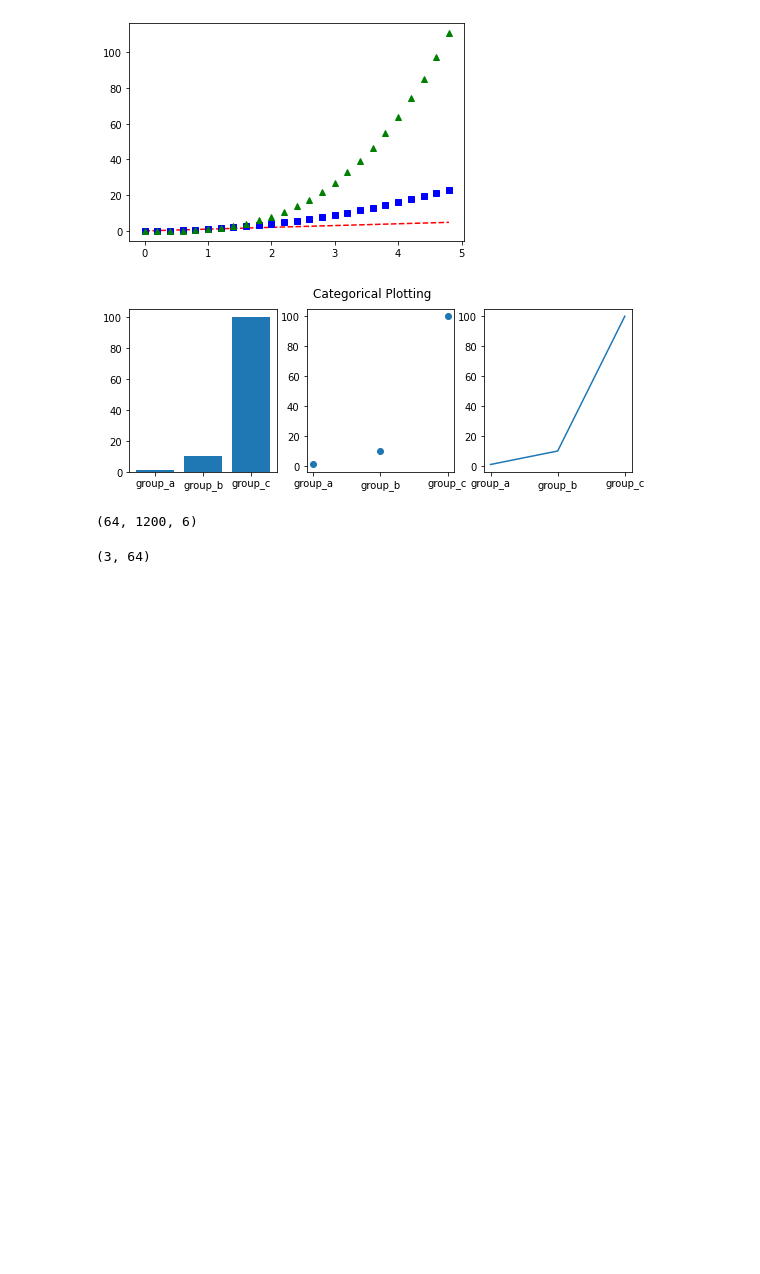
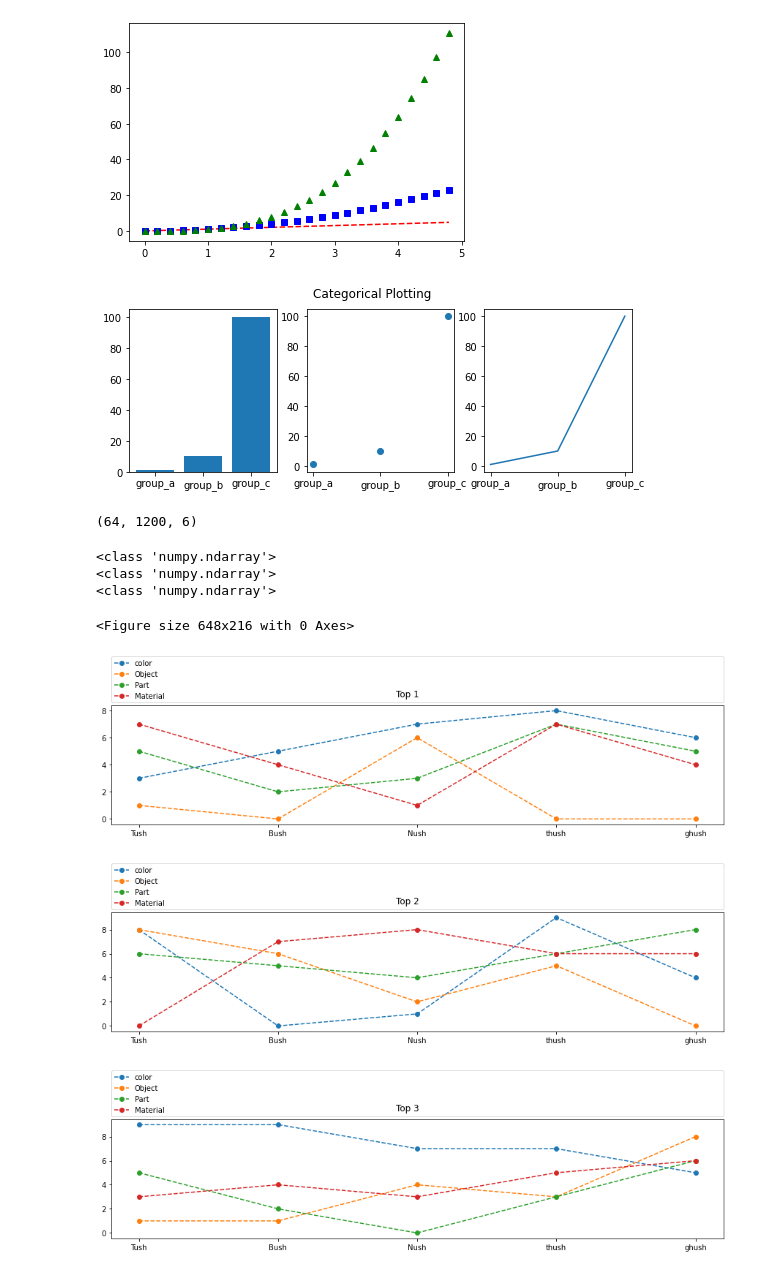
Before and after one commit to niazoys/Interpreting-and-Comparing-CNN, a Jupyter notebook: misc/garbage.ipynb, the cells around one changed output. Saved outputs shown, nothing was run; the diff lists cells and outputs as text; code cells hidden in the pictures; blank space fills up the shorter version.

Commit message:
Visualization

```diff
--- a/misc/garbage.ipynb
+++ b/misc/garbage.ipynb
@@ -222,4 +222,0 @@ for u in range(iou.shape[0]):
-# %%
-print(TopFiveIOU.shape)
-# %% [output]
-(3, 64)
@@ -225,0 +237,39 @@ print(TopFiveIOU.shape)
+# %%
+import numpy as np
+from numpy import unravel_index
+import matplotlib.pyplot as plt
+import matplotlib.patches as mpatches
+
+iou=np.load('E:\TRDP_II\IOU/resnet18/iou_Layer1_conv2d_1.npy')
+plot_summary(iou)
+# %% [output]
+<class 'numpy.ndarray'>
+<class 'numpy.ndarray'>
+<class 'numpy.ndarray'>
+<Figure size 648x216 with 0 Axes>
+# %%
+top = 3
+num_concept = 4
+# names = ["Tush","Bush","Nush","thush","ghush"]
+# values = np.random.randint(10, size=(top,num_concept,5))
+names,values = get_concept_summary("resnet18")
+
+
+for t in range(top):
+    plt.figure(figsize=(15, 3))
+    plt.suptitle("Top "+str(t+1))
+
+    p1,=plt.plot(names,values[t,0,:],'o--',label="color")
+    p2,=plt.plot(names,values[t,1,:],'o--',label="Object")
+    p3,=plt.plot(names,values[t,2,:],'o--',label="Part")
+    p4,=plt.plot(names,values[t,3,:],'o--',label="Material")
+
+    # Place a legend above this subplot, expanding itself to
+    # fully use the given bounding box.
+    plt.legend(bbox_to_anchor=(0., 1.02, 1., .102), loc='lower right',
+           ncol=1, mode="expand", borderaxespad=0.)
+    plt.show()
+# %% [output]
+[figure, added]
+[figure, added]
+[figure, added]
```
Also changed, not shown: parts of 3 cells of this notebook, 1 other file.
